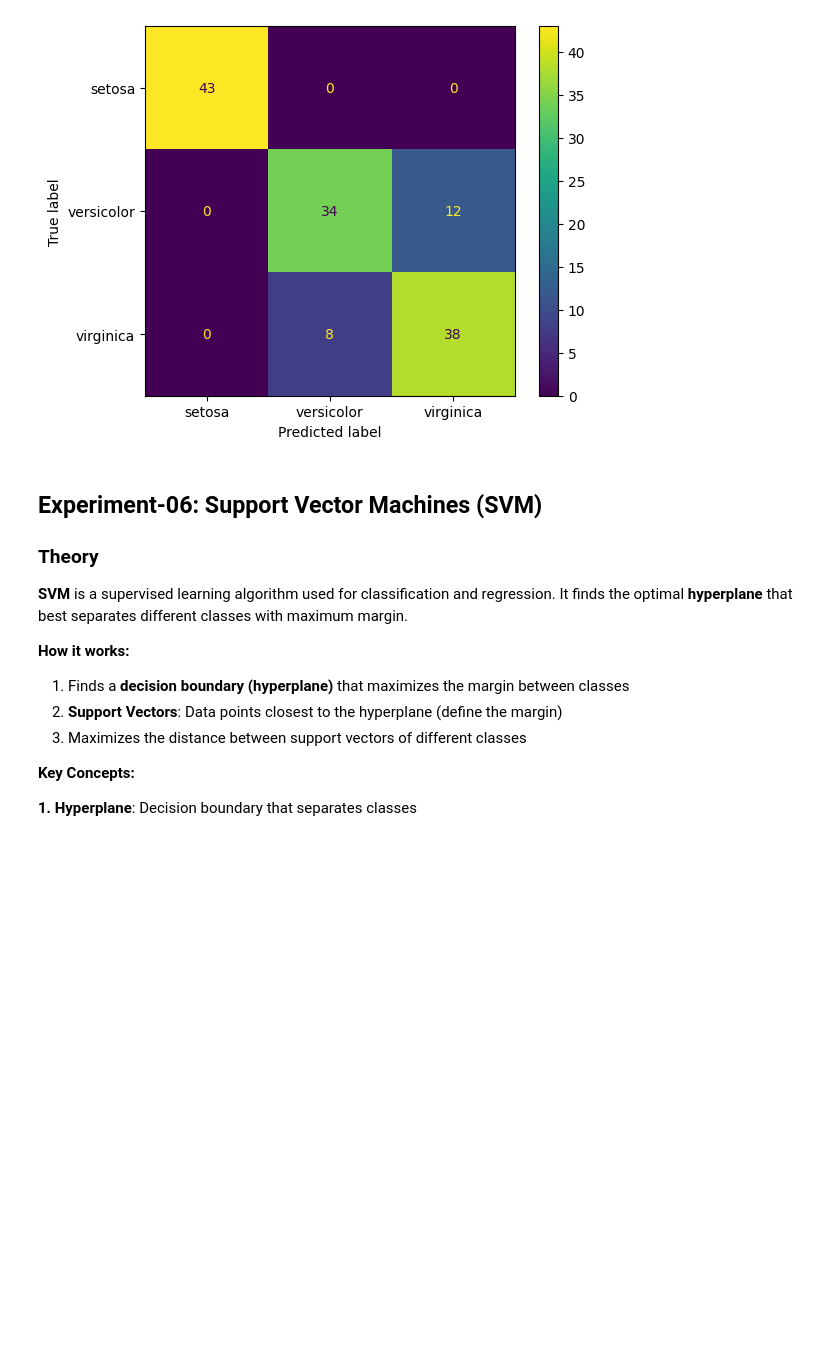
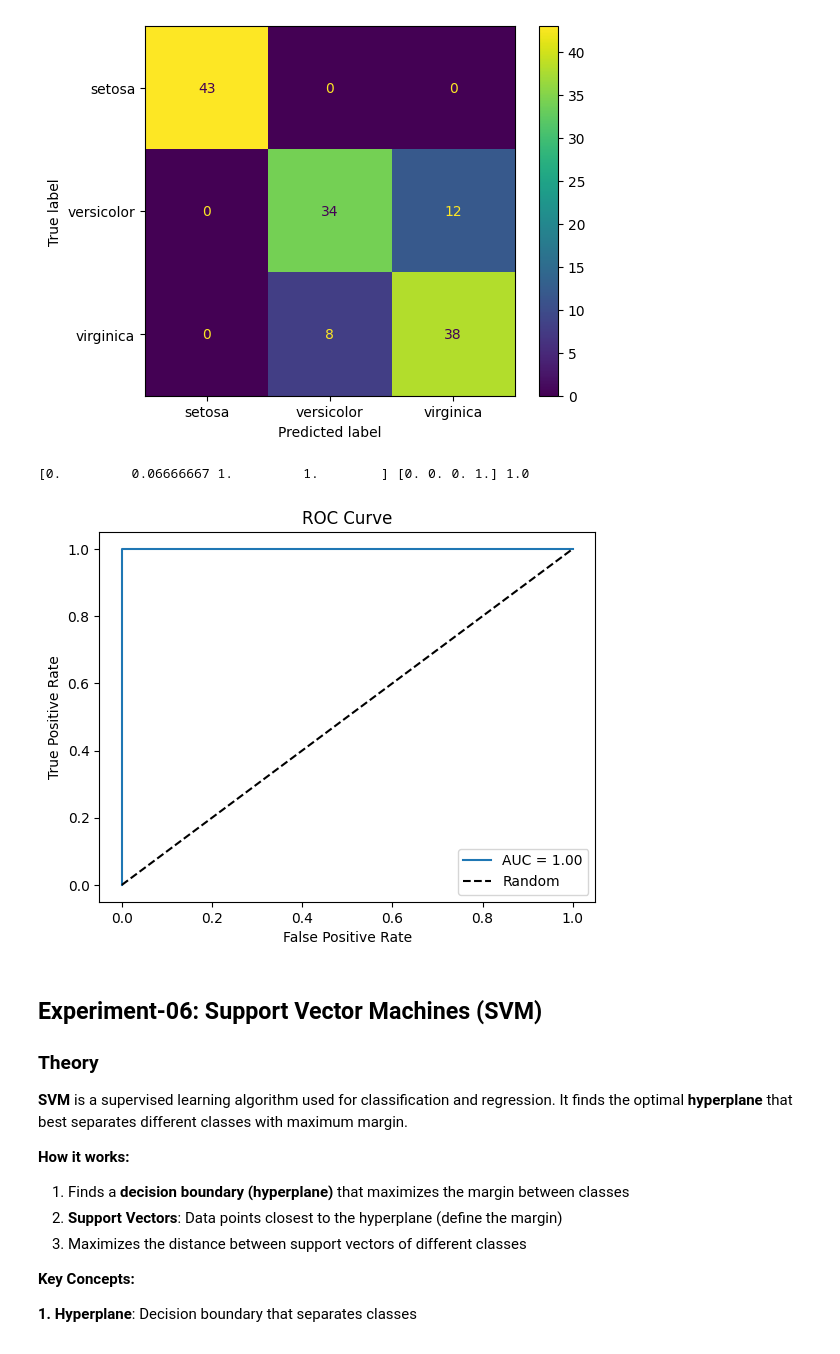
Before and after one commit to Radical-Ghost/BE, a Jupyter notebook: Sem 7/ML/all_in_one.ipynb, the cells around one changed output. Saved outputs shown, nothing was run; the diff lists cells and outputs as text; code cells hidden in the pictures; blank space fills up the shorter version.

```diff
--- a/Sem 7/ML/all_in_one.ipynb
+++ b/Sem 7/ML/all_in_one.ipynb
@@ -297,6 +322,36 @@ disp.plot()
 # %% [output]
 <sklearn.metrics._plot.confusion_matrix.ConfusionMatrixDisplay at 0x...>
 [figure]
+# %%
+import matplotlib.pyplot as plt
+
+from sklearn.datasets import load_iris
+from sklearn.model_selection import train_test_split
+from sklearn.linear_model import LogisticRegression
+from sklearn.metrics import roc_curve, auc
+
+X, y = load_iris(return_X_y=True)
+y_binary = (y == 0).astype(int)
+X_train, X_test, y_train, y_test = train_test_split(X, y_binary, test_size=0.3)
+
+model = LogisticRegression()
+model.fit(X_train, y_train)
+y_prob = model.predict_proba(X_test)[:, 1]
+
+fpr, tpr, _ = roc_curve(y_test, y_prob)
+roc_auc = auc(fpr, tpr)
+print(tpr, fpr, roc_auc)
+
+plt.plot(fpr, tpr, label=f'AUC = {roc_auc:.2f}')
+plt.plot([0, 1], [0, 1], 'k--', label='Random')
+plt.xlabel('False Positive Rate')
+plt.ylabel('True Positive Rate')
+plt.title('ROC Curve')
+plt.legend()
+plt.show()
+# %% [output]
+[0.         0.06666667 1.         1.        ] [0. 0. 0. 1.] 1.0
+[figure, added]
 # %% [markdown]
 ## Experiment-06: Support Vector Machines (SVM)
 
```
Also changed, not shown: parts of 3 cells of this notebook.
